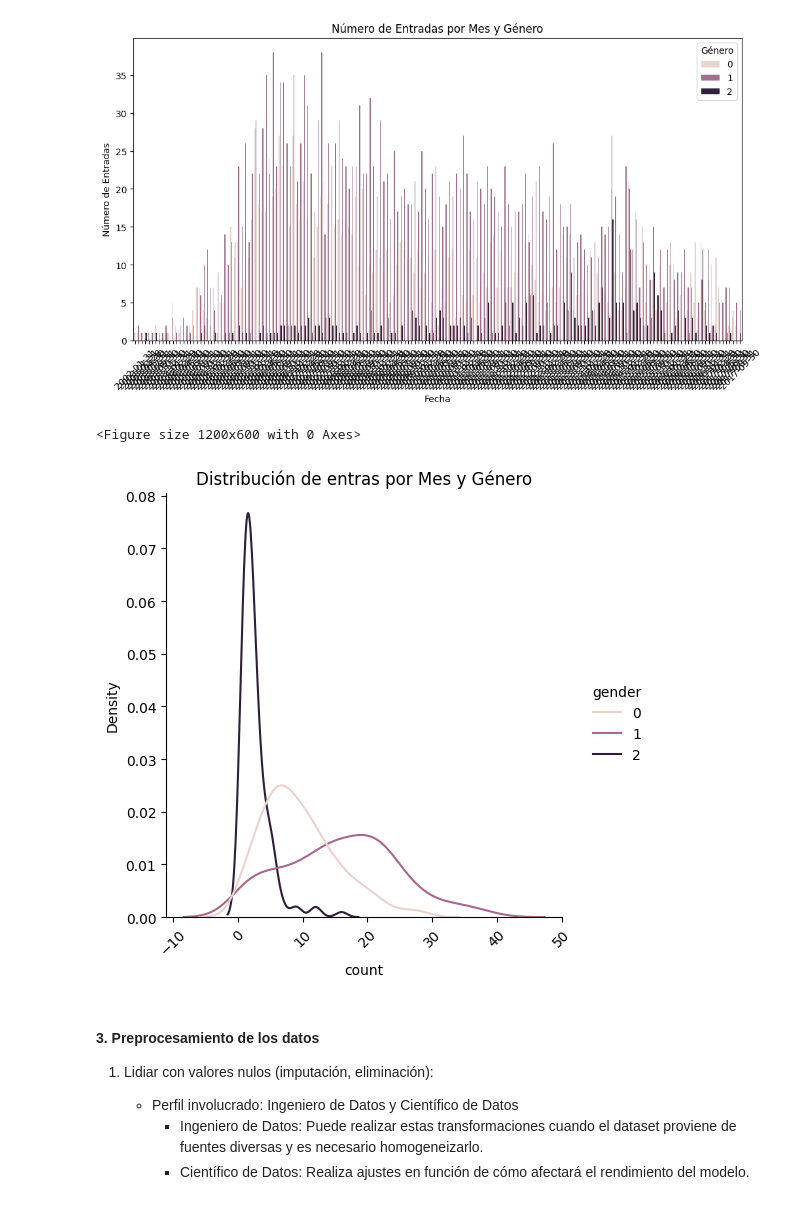
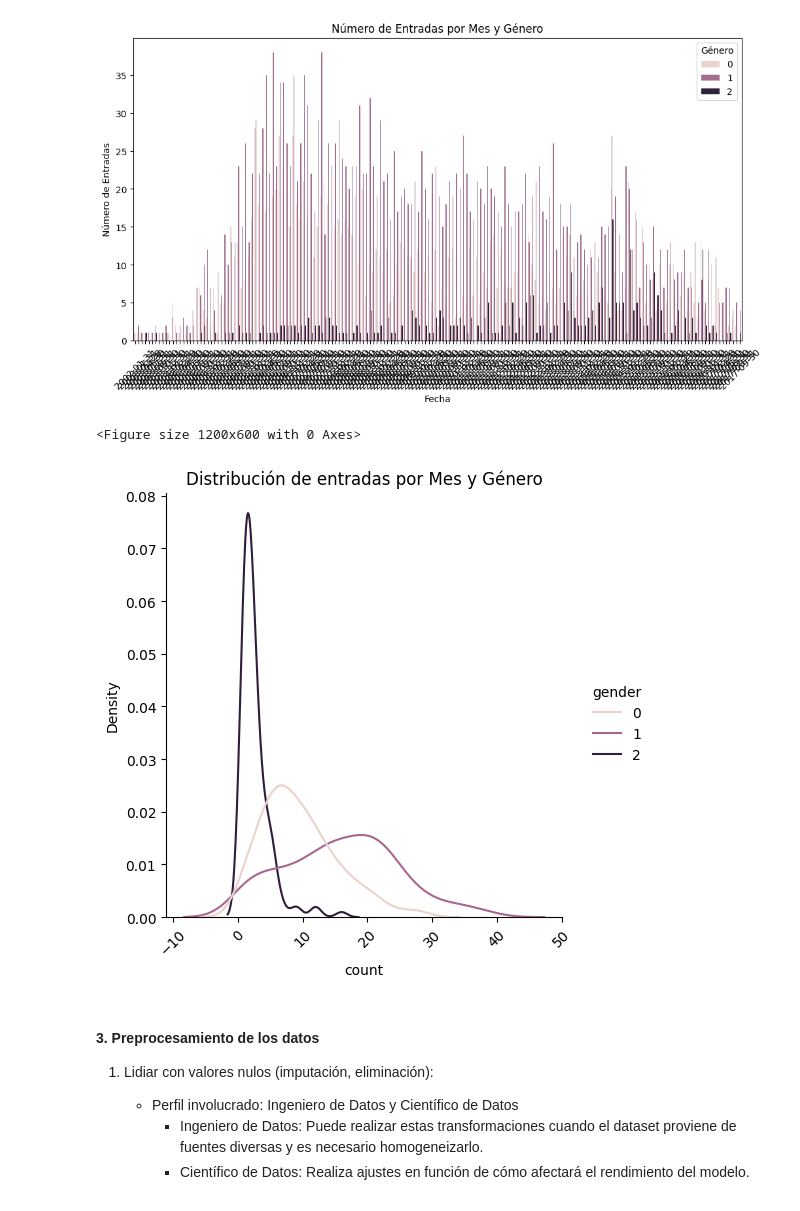
Before and after one commit to O-Suarez/Proyecto-MLOps, a Jupyter notebook: notebooks/1.EDA_Gender_Gap_in_Spanish_WP/1.EDA.ipynb, the cells around one changed output. Cells and saved outputs as stored; diff of their text form; code cells hidden in the pictures.

```diff
--- a/notebooks/1.EDA_Gender_Gap_in_Spanish_WP/1.EDA.ipynb
+++ b/notebooks/1.EDA_Gender_Gap_in_Spanish_WP/1.EDA.ipynb
@@ -185,13 +192,13 @@ plt.show()
 # %%
 # Visualización: Gráfico de barras
 plt.figure(figsize=(12, 6))
 sns.displot(monthly_counts, x='count', hue="gender", kind="kde")
-plt.title('Distribución de entras por Mes y Género')
+plt.title('Distribución de entradas por Mes y Género')
 plt.xticks(rotation=45)
 plt.show()
 # %% [output]
 <Figure size 1200x600 with 0 Axes>
-[figure, old version]
+[figure, new version]
 # %% [markdown]
 #### 3. Preprocesamiento de los datos
 
```
Also changed, not shown: parts of 16 cells of this notebook.
